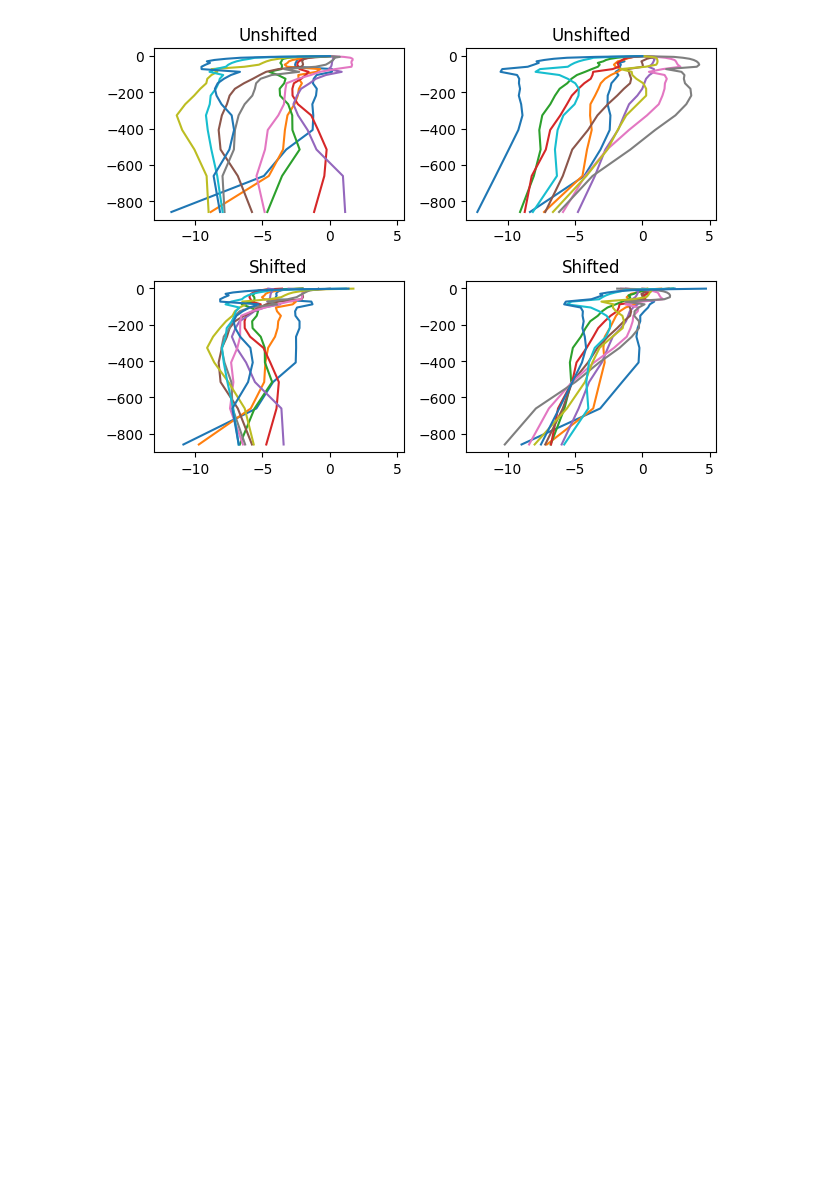
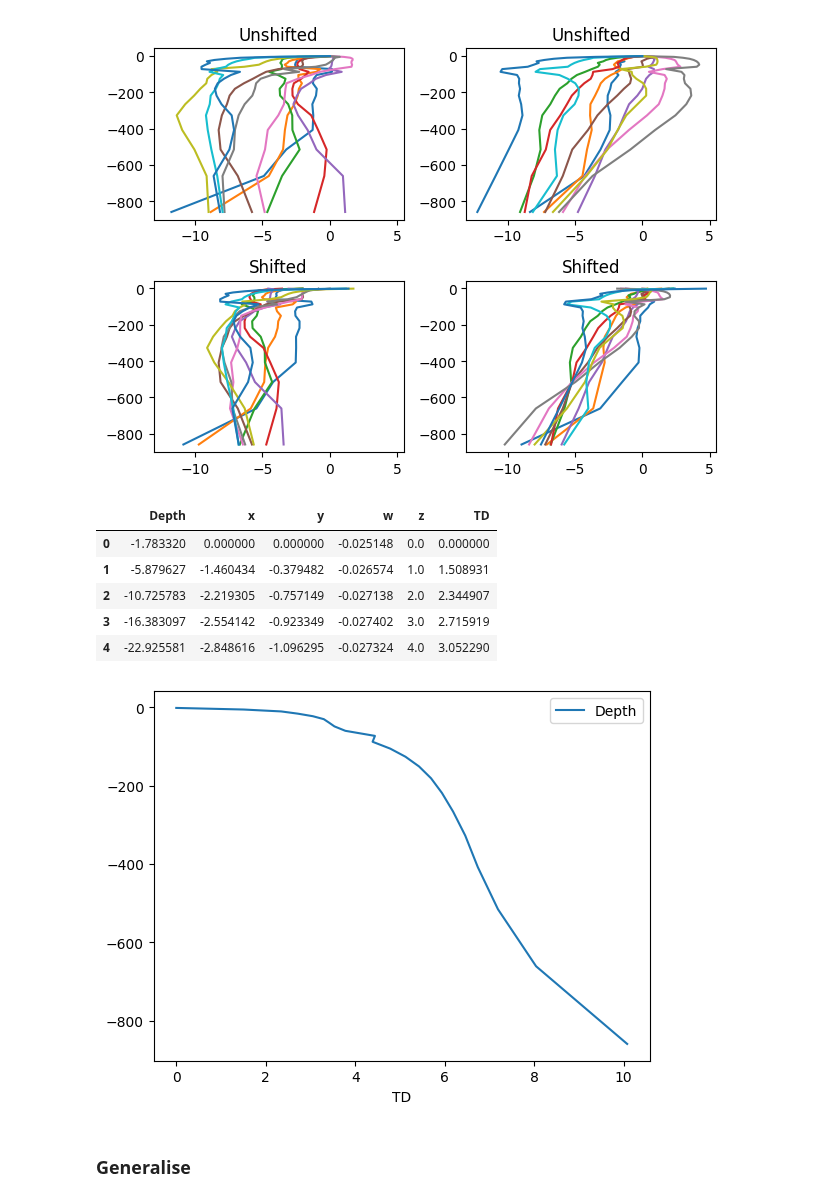
Before and after one commit to regdowse/UNSW-MRes, a Jupyter notebook: MRes/Chapter2/Tilt_Analysis.ipynb, the cells around one changed output. Cells and saved outputs as stored; diff of their text form; code cells hidden in the pictures; blank space fills up the shorter version.

```diff
--- a/MRes/Chapter2/Tilt_Analysis.ipynb
+++ b/MRes/Chapter2/Tilt_Analysis.ipynb
@@ -128,9 +128,11 @@ df_best_shift
 | 10 | 2708 | 1.387828 | 4.724999 | 0.000000 | 2.503864 |
 # %%
 fig, axs = plt.subplots(2, 2)
+df_shifted = df_int.copy()
 for day in df_int['Day'].unique():
     df = df_int[df_int['Day']==day]
-    x, y = df['x']-df.iloc[0]['x'], df['y']-df.iloc[0]['y']
+    i_surf = df['Depth'].abs().argmin()
+    x, y = df['x']-df.iloc[i_surf]['x'], df['y']-df.iloc[i_surf]['y']
     x, y = x.values, y.values
     axs[0,0].plot(x, df['Depth'])
     axs[0,1].plot(y, df['Depth'])
@@ -143,6 +145,9 @@ for day in df_int['Day'].unique():
     points_rotated = rotate_y_xy(np.column_stack((x, y)), theta)
     x_shifted = points_rotated[:, 0] + x_delta
     y_shifted = points_rotated[:, 1] + y_delta
+
+    df_shifted.loc[df_shifted['Day']==day, 'x'] = x_shifted
+    df_shifted.loc[df_shifted['Day']==day, 'y'] = y_shifted
 
     axs[1,0].plot(x_shifted, df['Depth'])
     axs[1,1].plot(y_shifted, df['Depth'])
@@ -159,3 +164,24 @@ plt.tight_layout()
 plt.show()
 # %% [output]
 [figure]
+# %%
+df_mean = df_shifted.groupby('Depth').mean().drop(columns=['Q', 'TD', 'Grad', 'Day'])
+df_mean = df_mean.sort_index(ascending=False)
+df_mean = df_mean.reset_index()
+i_surf = df_mean['Depth'].abs().argmin()
+df_mean['x'] = df_mean['x'] - df_mean.iloc[i_surf]['x']
+df_mean['y'] = df_mean['y'] - df_mean.iloc[i_surf]['y']
+
+df_mean['TD'] = np.hypot(df_mean['x'], df_mean['y'])
+df_mean.plot(x='TD', y='Depth')
+df_mean.head()
+# %% [output]
+|  | Depth | x | y | w | z | TD |
+| 0 | -1.783320 | 0.000000 | 0.000000 | -0.025148 | 0.0 | 0.000000 |
+| 1 | -5.879627 | -1.460434 | -0.379482 | -0.026574 | 1.0 | 1.508931 |
+| 2 | -10.725783 | -2.219305 | -0.757149 | -0.027138 | 2.0 | 2.344907 |
+| 3 | -16.383097 | -2.554142 | -0.923349 | -0.027402 | 3.0 | 2.715919 |
+| 4 | -22.925581 | -2.848616 | -1.096295 | -0.027324 | 4.0 | 3.052290 |
+[figure, added]
+# %% [markdown]
+### Generalise
```
Also changed, not shown: parts of 3 cells of this notebook, 3 other files.
